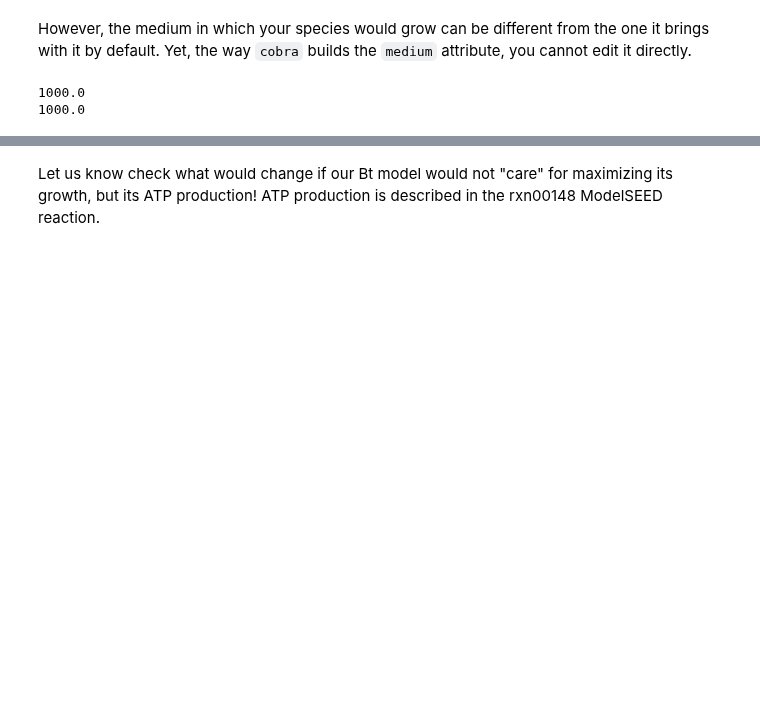
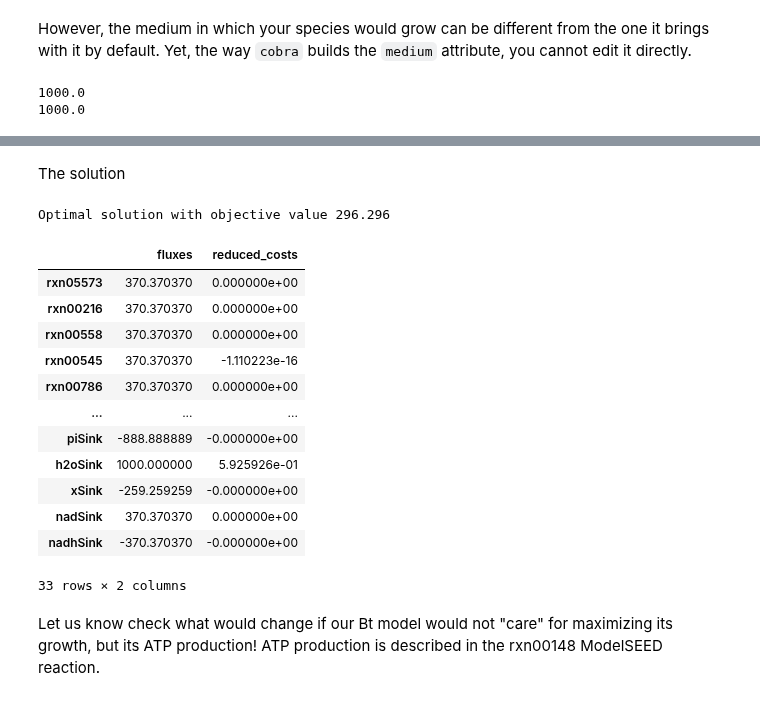
Before and after one commit to hariszaf/metabolic_toy_model, a Jupyter notebook: Antony2025/introductionToCOBRApy.ipynb, the cells around one changed output, grey strips where cells are left out. Drawn from its saved outputs; the diff is of its cells as text; code cells hidden in the pictures; blank space fills up the shorter version.

```diff
--- a/Antony2025/introductionToCOBRApy.ipynb
+++ b/Antony2025/introductionToCOBRApy.ipynb
@@ -531,3 +618,23 @@ biomass
+# %% [markdown]
+The solution
+# %%
+solution = bt_model.optimize()
+solution
+# %% [output]
+Optimal solution with objective value 296.296
+|  | fluxes | reduced_costs |
+| rxn05573 | 370.370370 | 0.000000e+00 |
+| rxn00216 | 370.370370 | 0.000000e+00 |
+| rxn00558 | 370.370370 | 0.000000e+00 |
+| rxn00545 | 370.370370 | -1.110223e-16 |
+| rxn00786 | 370.370370 | 0.000000e+00 |
+| ... | ... | ... |
+| piSink | -888.888889 | -0.000000e+00 |
+| h2oSink | 1000.000000 | 5.925926e-01 |
+| xSink | -259.259259 | -0.000000e+00 |
+| nadSink | 370.370370 | 0.000000e+00 |
+| nadhSink | -370.370370 | -0.000000e+00 |
+33 rows × 2 columns
 # %% [markdown]
 Let us know check what would change if our Bt model would not "care" for maximizing its growth, but its ATP production!
 ATP production is described in the rxn00148 ModelSEED reaction.
```
Also changed, not shown: parts of 86 cells of this notebook.
